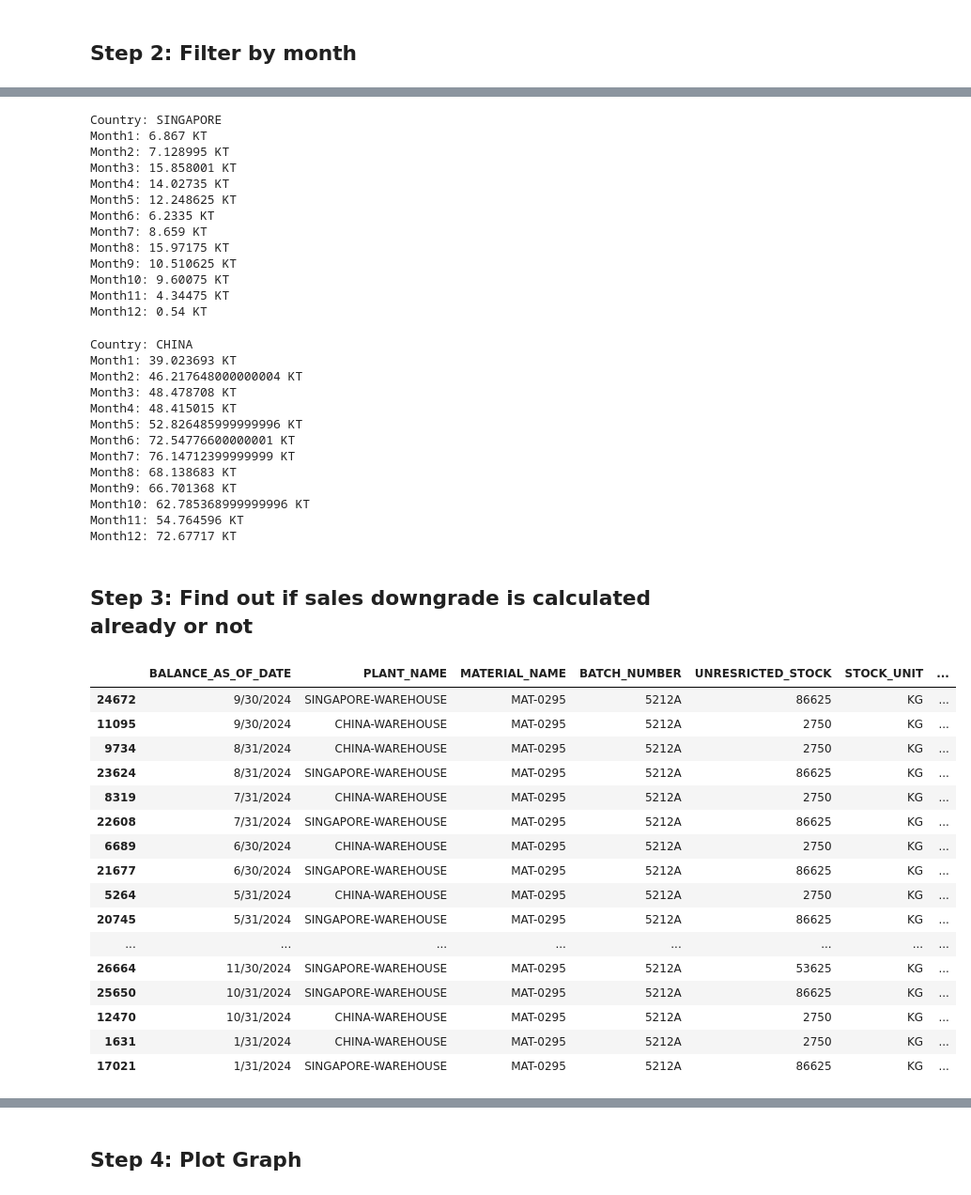
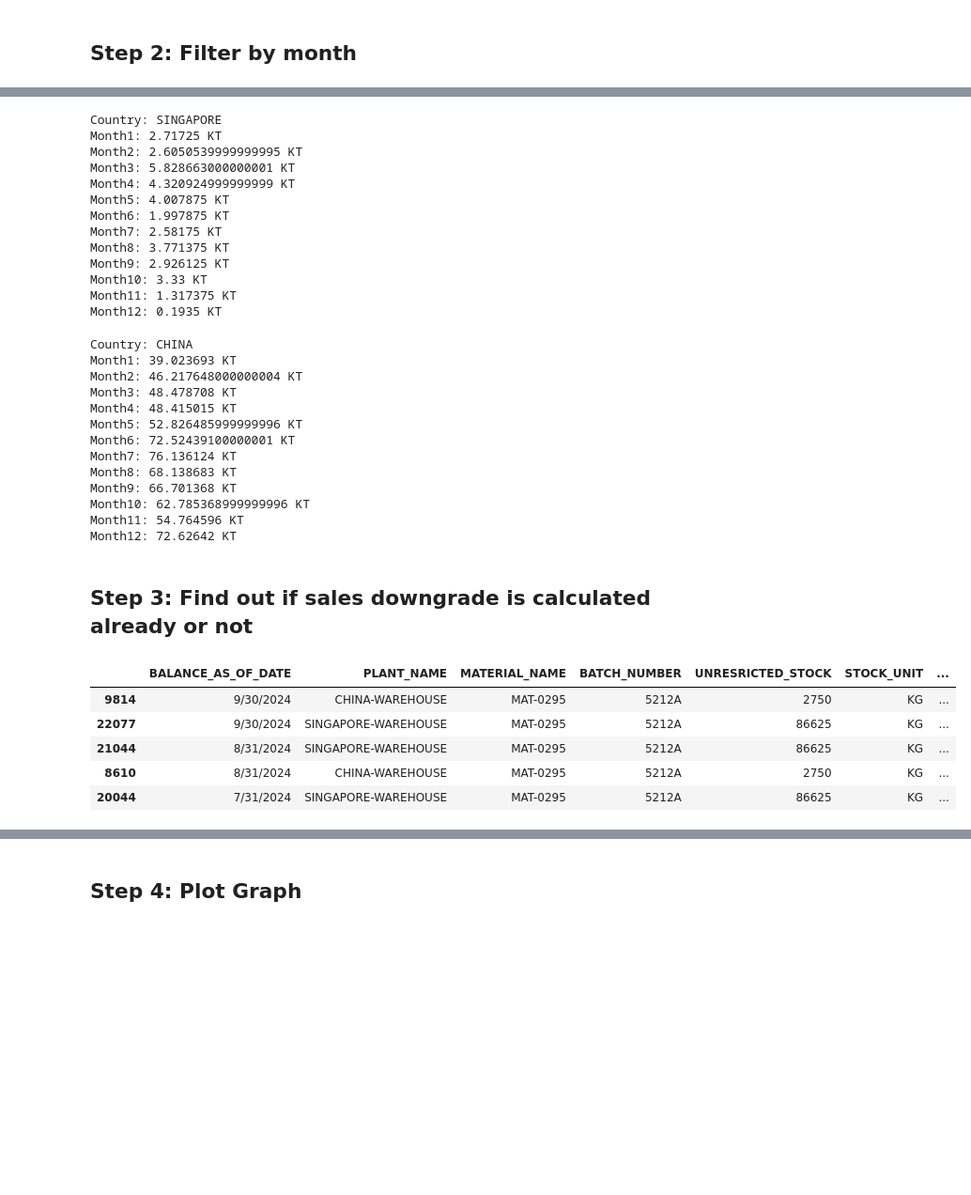
Before and after one commit to KatieMarsh/EM_Bootcathon2025, a Jupyter notebook: EDA.ipynb, the cells around one changed output, grey strips where cells are left out. Shown at 94% size. Cells and saved outputs as stored; diff of their text form; code cells hidden in the pictures; blank space fills up the shorter version.

```diff
--- a/EDA.ipynb
+++ b/EDA.ipynb
@@ -49,3 +49,13 @@ MATERIAL_NAME        0
 CUSTOMER_NUMBER      0
 NET_QUANTITY_MT      0
 dtype: int64
+# %%
+# Deleting duplicates
+print("Inbound :\n", inbound_df.duplicated().sum())
+print("\nInventory :\n", inventory_df.duplicated().sum())
+print("\nMaterials :\n", material_master_df.duplicated().sum())
+print("\nOperation Costs :\n", operation_cost_df.duplicated().sum())
+print("\nOutbound :\n", outbound_df.duplicated().sum())
+inbound_df = inbound_df.drop_duplicates()
+inventory_df = inventory_df.drop_duplicates()
+outbound_df = outbound_df.drop_duplicates()
@@ -149,18 +202,18 @@ for i in range(12):
     filter_by_month(inbound_df, i+1, 2024, country)
 # %% [output]
 Country: SINGAPORE
-Month1: 6.867 KT
-Month2: 7.128995 KT
-Month3: 15.858001 KT
-Month4: 14.02735 KT
-Month5: 12.248625 KT
-Month6: 6.2335 KT
-Month7: 8.659 KT
-Month8: 15.97175 KT
-Month9: 10.510625 KT
-Month10: 9.60075 KT
-Month11: 4.34475 KT
-Month12: 0.54 KT
+Month1: 2.71725 KT
+Month2: 2.6050539999999995 KT
+Month3: 5.828663000000001 KT
+Month4: 4.320924999999999 KT
+Month5: 4.007875 KT
+Month6: 1.997875 KT
+Month7: 2.58175 KT
+Month8: 3.771375 KT
+Month9: 2.926125 KT
+Month10: 3.33 KT
+Month11: 1.317375 KT
+Month12: 0.1935 KT
 # %%
 country = "CHINA"
 print("Country: " + country)
@@ -173,13 +226,13 @@ Month2: 46.217648000000004 KT
 Month3: 48.478708 KT
 Month4: 48.415015 KT
 Month5: 52.826485999999996 KT
-Month6: 72.54776600000001 KT
-Month7: 76.14712399999999 KT
+Month6: 72.52439100000001 KT
+Month7: 76.136124 KT
 Month8: 68.138683 KT
 Month9: 66.701368 KT
 Month10: 62.785368999999996 KT
 Month11: 54.764596 KT
-Month12: 72.67717 KT
+Month12: 72.62642 KT
 # %%
 def inventory_filter_by_month(month_num, year, country):
     inbound_df['INBOUND_DATE'] = pd.to_datetime(inbound_df['INBOUND_DATE'], format='%Y/%m/%d', errors='coerce')
@@ -193,34 +246,23 @@ def inventory_filter_by_month(month_num, year, country):
 # %%
 # Merge datasets
 batch_merged_df = pd.merge(inventory_df, material_master_df, on='MATERIAL_NAME')
 # Filter out 'SCRAP' batches
 batch_merged_df = batch_merged_df[~batch_merged_df['BATCH_NUMBER'].str.contains('SCRAP', na=False)]
 # Filter for batch numbers that are in inventory for more than shelf life
 batch_counts = batch_merged_df['BATCH_NUMBER'].value_counts().rename('BATCH_COUNT')
 batch_merged_df = batch_merged_df.merge(batch_counts, left_on='BATCH_NUMBER', right_index=True)
 batch_filtered_df = batch_merged_df[batch_merged_df['BATCH_COUNT'] > batch_merged_df['SHELF_LIFE_IN_MONTH']]
 batch_filtered_df = batch_filtered_df.sort_values(by='BATCH_COUNT', ascending=False)
 # Divide sales value by quantity to get per MT
 batch_filtered_df['VALUE_PER_KG'] = batch_filtered_df['STOCK_SELL_VALUE'] / (batch_filtered_df['UNRESRICTED_STOCK'])
 batch_filtered_df = batch_filtered_df.sort_values(by='BALANCE_AS_OF_DATE', ascending=False)
 # Check the sales value for those items if they go down by the percentage
-batch_filtered_df[batch_filtered_df['BATCH_NUMBER'] == '5212A']
+batch_filtered_df[batch_filtered_df['BATCH_NUMBER'] == '5212A'].head()
 # %% [output]
 |  | BALANCE_AS_OF_DATE | PLANT_NAME | MATERIAL_NAME | BATCH_NUMBER | UNRESRICTED_STOCK | STOCK_UNIT | ... |
-| 24672 | 9/30/2024 | SINGAPORE-WAREHOUSE | MAT-0295 | 5212A | 86625 | KG | ... |
-| 11095 | 9/30/2024 | CHINA-WAREHOUSE | MAT-0295 | 5212A | 2750 | KG | ... |
-| 9734 | 8/31/2024 | CHINA-WAREHOUSE | MAT-0295 | 5212A | 2750 | KG | ... |
-| 23624 | 8/31/2024 | SINGAPORE-WAREHOUSE | MAT-0295 | 5212A | 86625 | KG | ... |
-| 8319 | 7/31/2024 | CHINA-WAREHOUSE | MAT-0295 | 5212A | 2750 | KG | ... |
-| 22608 | 7/31/2024 | SINGAPORE-WAREHOUSE | MAT-0295 | 5212A | 86625 | KG | ... |
-| 6689 | 6/30/2024 | CHINA-WAREHOUSE | MAT-0295 | 5212A | 2750 | KG | ... |
-| 21677 | 6/30/2024 | SINGAPORE-WAREHOUSE | MAT-0295 | 5212A | 86625 | KG | ... |
-| 5264 | 5/31/2024 | CHINA-WAREHOUSE | MAT-0295 | 5212A | 2750 | KG | ... |
-| 20745 | 5/31/2024 | SINGAPORE-WAREHOUSE | MAT-0295 | 5212A | 86625 | KG | ... |
-| ... | ... | ... | ... | ... | ... | ... | ... |
-| 26664 | 11/30/2024 | SINGAPORE-WAREHOUSE | MAT-0295 | 5212A | 53625 | KG | ... |
-| 25650 | 10/31/2024 | SINGAPORE-WAREHOUSE | MAT-0295 | 5212A | 86625 | KG | ... |
-| 12470 | 10/31/2024 | CHINA-WAREHOUSE | MAT-0295 | 5212A | 2750 | KG | ... |
-| 1631 | 1/31/2024 | CHINA-WAREHOUSE | MAT-0295 | 5212A | 2750 | KG | ... |
-| 17021 | 1/31/2024 | SINGAPORE-WAREHOUSE | MAT-0295 | 5212A | 86625 | KG | ... |
+| 9814 | 9/30/2024 | CHINA-WAREHOUSE | MAT-0295 | 5212A | 2750 | KG | ... |
+| 22077 | 9/30/2024 | SINGAPORE-WAREHOUSE | MAT-0295 | 5212A | 86625 | KG | ... |
+| 21044 | 8/31/2024 | SINGAPORE-WAREHOUSE | MAT-0295 | 5212A | 86625 | KG | ... |
+| 8610 | 8/31/2024 | CHINA-WAREHOUSE | MAT-0295 | 5212A | 2750 | KG | ... |
+| 20044 | 7/31/2024 | SINGAPORE-WAREHOUSE | MAT-0295 | 5212A | 86625 | KG | ... |
 # %%
```
Also changed, not shown: parts of 11 cells of this notebook.
